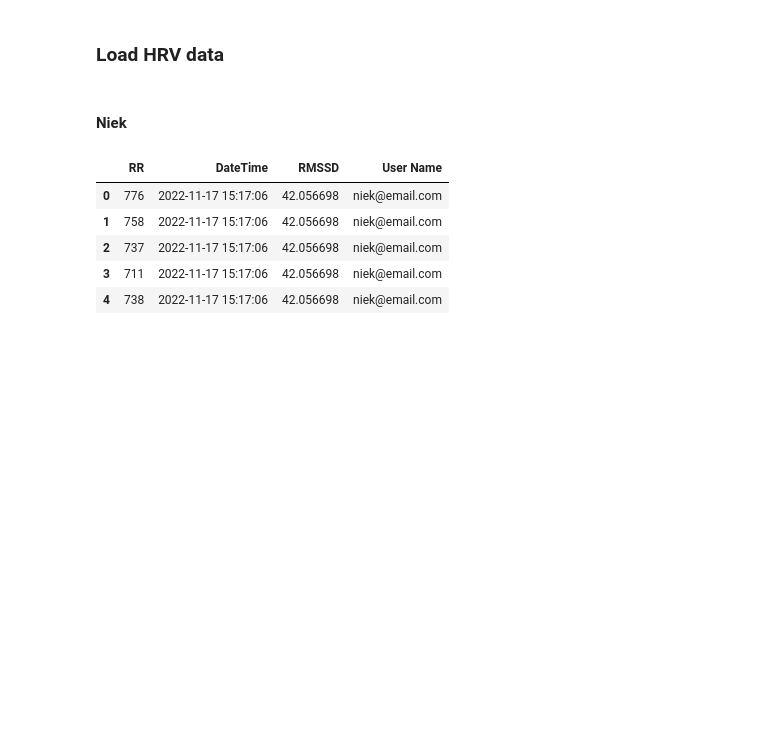
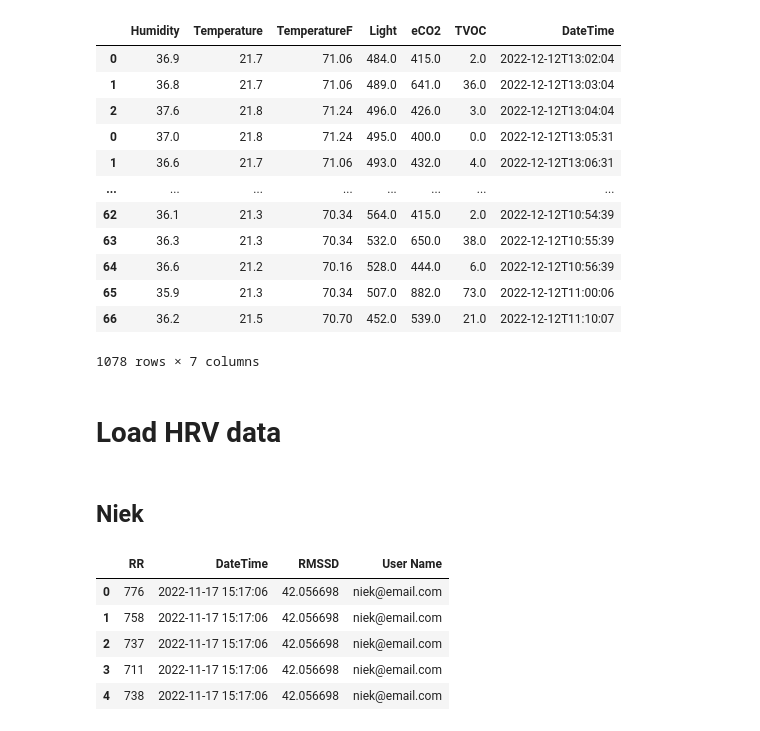
Before and after one commit to AvansETI/SmartGridAI, a Jupyter notebook: B4B Human Well-being using HRV/b4b-comfort-model/Notebook.ipynb, the cells around one changed output. Drawn from its saved outputs; the diff is of its cells as text; code cells hidden in the pictures; blank space fills up the shorter version.

```diff
--- a/B4B Human Well-being using HRV/b4b-comfort-model/Notebook.ipynb
+++ b/B4B Human Well-being using HRV/b4b-comfort-model/Notebook.ipynb
@@ -10,3 +8,3 @@ import numpy.ma as ma
 # %%
-l = [pd.read_csv(filename, names=["Humidity", "Temperature", "TemperatureF", "Light", "eCO2", "TVOC", "DateTime"]) for filename in glob.glob("./data/readings/*.TXT")]
-dfreadings = pd.concat(l, axis=0)
+environmental_data = [pd.read_csv(filename, names=["Humidity", "Temperature", "TemperatureF", "Light", "eCO2", "TVOC", "DateTime"]) for filename in glob.glob("./data/readings/*.TXT")]
+environment_df = pd.concat(environmental_data, axis=0)
@@ -49,3 +31,19 @@ dfreadings.head(n=100)
+# %%
+environment_df
+# %% [output]
+|  | Humidity | Temperature | TemperatureF | Light | eCO2 | TVOC | DateTime |
+| 0 | 36.9 | 21.7 | 71.06 | 484.0 | 415.0 | 2.0 | 2022-12-12T13:02:04 |
+| 1 | 36.8 | 21.7 | 71.06 | 489.0 | 641.0 | 36.0 | 2022-12-12T13:03:04 |
+| 2 | 37.6 | 21.8 | 71.24 | 496.0 | 426.0 | 3.0 | 2022-12-12T13:04:04 |
+| 0 | 37.0 | 21.8 | 71.24 | 495.0 | 400.0 | 0.0 | 2022-12-12T13:05:31 |
+| 1 | 36.6 | 21.7 | 71.06 | 493.0 | 432.0 | 4.0 | 2022-12-12T13:06:31 |
+| ... | ... | ... | ... | ... | ... | ... | ... |
+| 62 | 36.1 | 21.3 | 70.34 | 564.0 | 415.0 | 2.0 | 2022-12-12T10:54:39 |
+| 63 | 36.3 | 21.3 | 70.34 | 532.0 | 650.0 | 38.0 | 2022-12-12T10:55:39 |
+| 64 | 36.6 | 21.2 | 70.16 | 528.0 | 444.0 | 6.0 | 2022-12-12T10:56:39 |
+| 65 | 35.9 | 21.3 | 70.34 | 507.0 | 882.0 | 73.0 | 2022-12-12T11:00:06 |
+| 66 | 36.2 | 21.5 | 70.70 | 452.0 | 539.0 | 21.0 | 2022-12-12T11:10:07 |
+1078 rows × 7 columns
 # %% [markdown]
-### Load HRV data
+# Load HRV data
 # %%
@@ -96,3 +91,3 @@ def calculateHRV(df):
 # %% [markdown]
-#### Niek
+## Niek
 # %%
```
Also changed, not shown: parts of 40 cells of this notebook, 2 other files.
